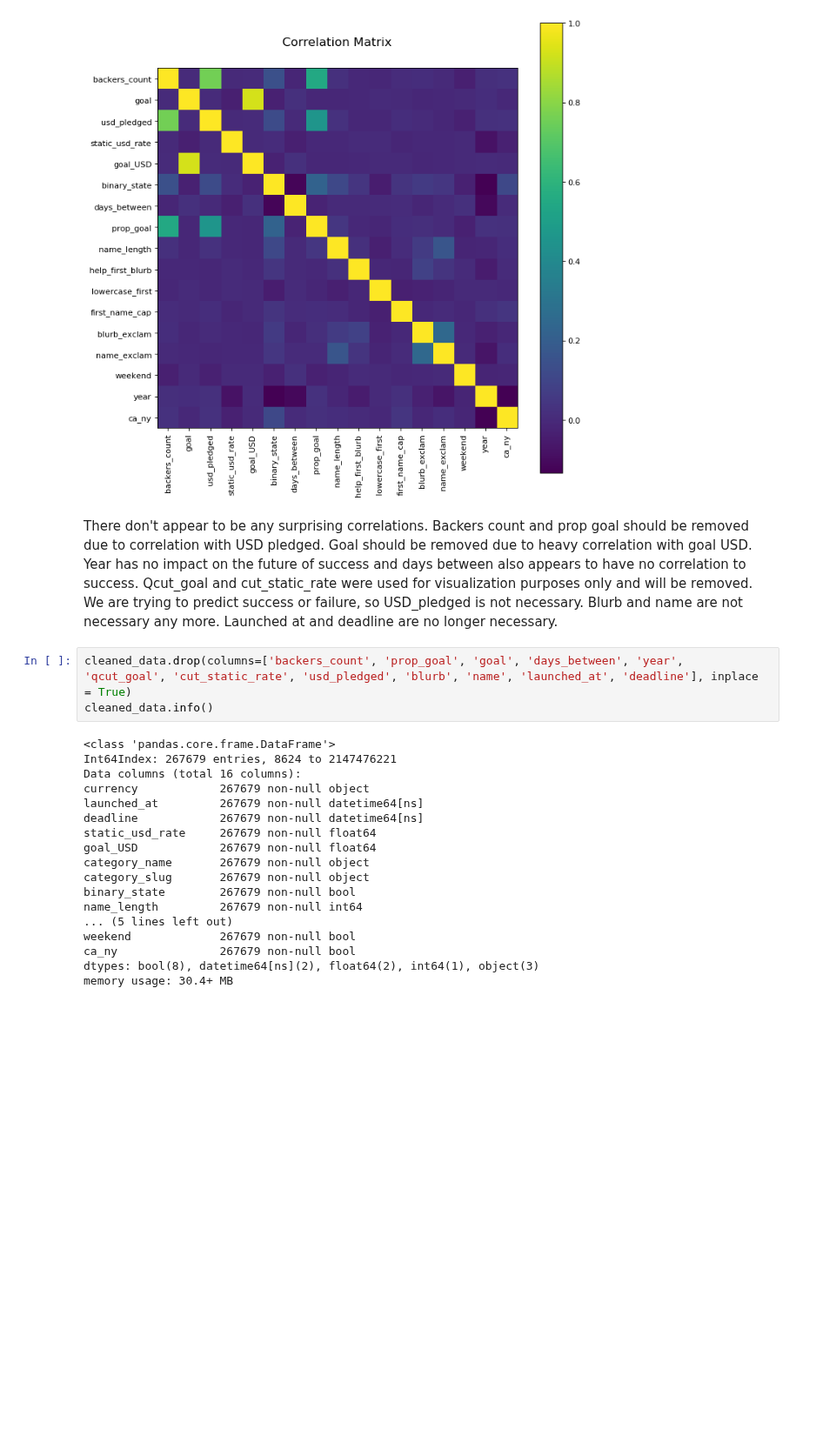
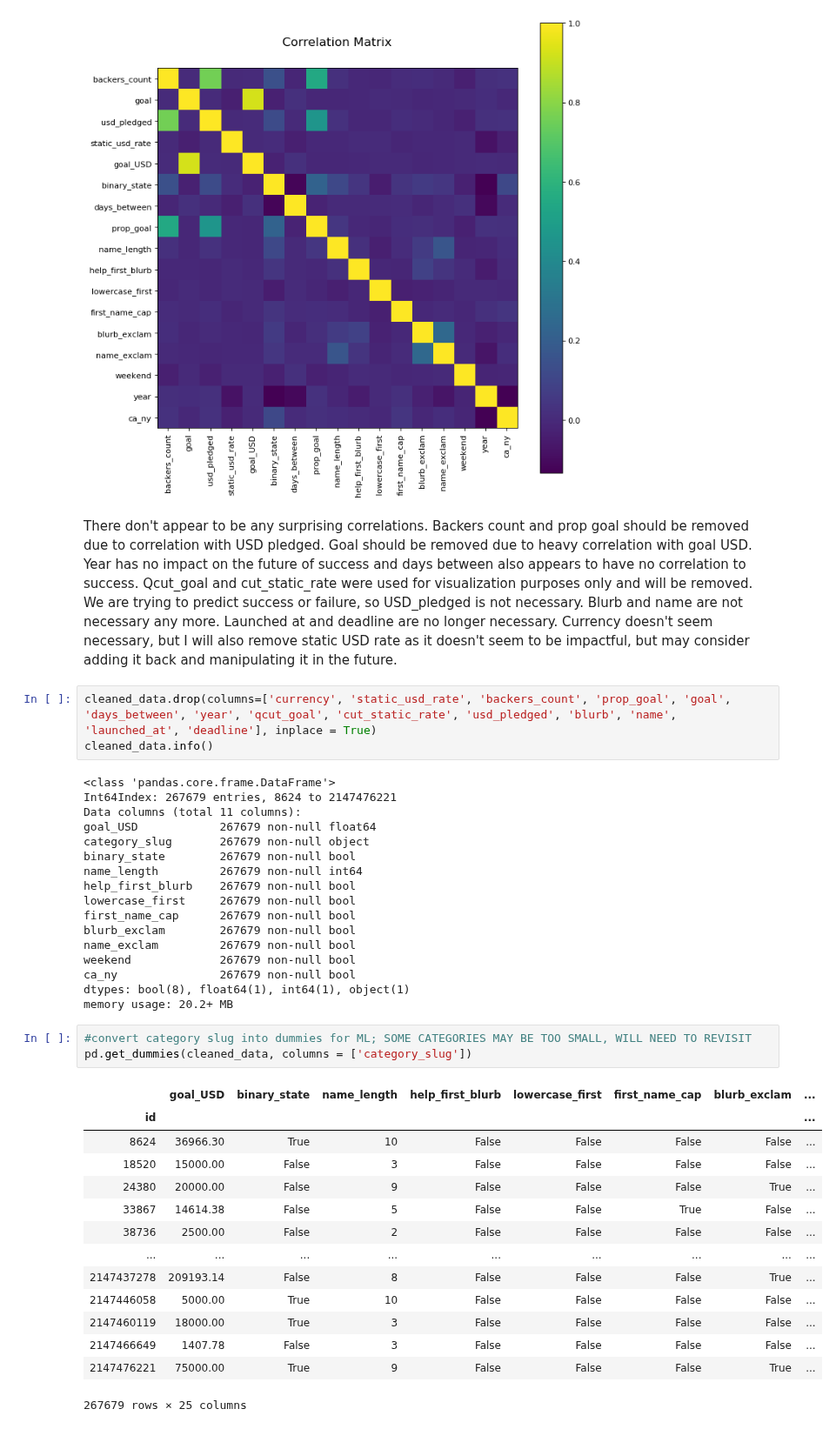
Before and after one commit to dwitten392/Springboard---DW, a Jupyter notebook: Capstone 1 - Kickstarter/Kickstarter Projects - Cleaning and Visualization.ipynb, the cells around one changed output. Shown at 87% size. Drawn from its saved outputs; the diff is of its cells as text; blank space fills up the shorter version.

```diff
--- a/Capstone 1 - Kickstarter/Kickstarter Projects - Cleaning and Visualization.ipynb
+++ b/Capstone 1 - Kickstarter/Kickstarter Projects - Cleaning and Visualization.ipynb
@@ -900,28 +928,45 @@ plotCorrelationMatrix(cleaned_data, 10)
 # %% [output]
 [figure]
 # %% [markdown]
-There don't appear to be any surprising correlations. Backers count and prop goal should be removed due to correlation with USD pledged. Goal should be removed due to heavy correlation with goal USD. Year has no impact on the future of success and days between also appears to have no correlation to success. Qcut_goal and cut_static_rate were used for visualization purposes only and will be removed. We are trying to predict success or failure, so USD_pledged is not necessary. Blurb and name are not necessary any more. Launched at and deadline are no longer necessary.
+There don't appear to be any surprising correlations. Backers count and prop goal should be removed due to correlation with USD pledged. Goal should be removed due to heavy correlation with goal USD. Year has no impact on the future of success and days between also appears to have no correlation to success. Qcut_goal and cut_static_rate were used for visualization purposes only and will be removed. We are trying to predict success or failure, so USD_pledged is not necessary. Blurb and name are not necessary any more. Launched at and deadline are no longer necessary. Currency doesn't seem necessary, but I will also remove static USD rate as it doesn't seem to be impactful, but may consider adding it back and manipulating it in the future.
 # %%
-cleaned_data.drop(columns=['backers_count', 'prop_goal', 'goal', 'days_between', 'year', 'qcut_goal', 'cut_static_rate', 'usd_pledged', 'blurb', 'name', 'launched_at', 'deadline'], inplace = True)
+cleaned_data.drop(columns=['currency', 'static_usd_rate', 'backers_count', 'prop_goal', 'goal', 'days_between', 'year', 'qcut_goal', 'cut_static_rate', 'usd_pledged', 'blurb', 'name', 'launched_at', 'deadline'], inplace = True)
 cleaned_data.info()
 # %% [output]
 <class 'pandas.core.frame.DataFrame'>
 Int64Index: 267679 entries, 8624 to 2147476221
-Data columns (total 16 columns):
-currency            267679 non-null object
-launched_at         267679 non-null datetime64[ns]
-deadline            267679 non-null datetime64[ns]
-static_usd_rate     267679 non-null float64
+Data columns (total 11 columns):
 goal_USD            267679 non-null float64
-category_name       267679 non-null object
 category_slug       267679 non-null object
 binary_state        267679 non-null bool
 name_length         267679 non-null int64
-... (5 lines left out)
+help_first_blurb    267679 non-null bool
+lowercase_first     267679 non-null bool
+first_name_cap      267679 non-null bool
+blurb_exclam        267679 non-null bool
+name_exclam         267679 non-null bool
 weekend             267679 non-null bool
 ca_ny               267679 non-null bool
-dtypes: bool(8), datetime64[ns](2), float64(2), int64(1), object(3)
-memory usage: 30.4+ MB
+dtypes: bool(8), float64(1), int64(1), object(1)
+memory usage: 20.2+ MB
+# %%
+#convert category slug into dummies for ML; SOME CATEGORIES MAY BE TOO SMALL, WILL NEED TO REVISIT
+pd.get_dummies(cleaned_data, columns = ['category_slug'])
+# %% [output]
+|  | goal_USD | binary_state | name_length | help_first_blurb | lowercase_first | first_name_cap | blurb_exclam | ... |
+| id |  |  |  |  |  |  |  | ... |
+| 8624 | 36966.30 | True | 10 | False | False | False | False | ... |
+| 18520 | 15000.00 | False | 3 | False | False | False | False | ... |
+| 24380 | 20000.00 | False | 9 | False | False | False | True | ... |
+| 33867 | 14614.38 | False | 5 | False | False | True | False | ... |
+| 38736 | 2500.00 | False | 2 | False | False | False | False | ... |
+| ... | ... | ... | ... | ... | ... | ... | ... | ... |
+| 2147437278 | 209193.14 | False | 8 | False | False | False | True | ... |
+| 2147446058 | 5000.00 | True | 10 | False | False | False | False | ... |
+| 2147460119 | 18000.00 | True | 3 | False | False | False | False | ... |
+| 2147466649 | 1407.78 | False | 3 | False | False | False | False | ... |
+| 2147476221 | 75000.00 | True | 9 | False | False | False | True | ... |
+267679 rows × 25 columns
 # %%
 plotCorrelationMatrix(cleaned_data, 8)
 # %% [output]
```
Also changed, not shown: parts of 15 cells of this notebook.
